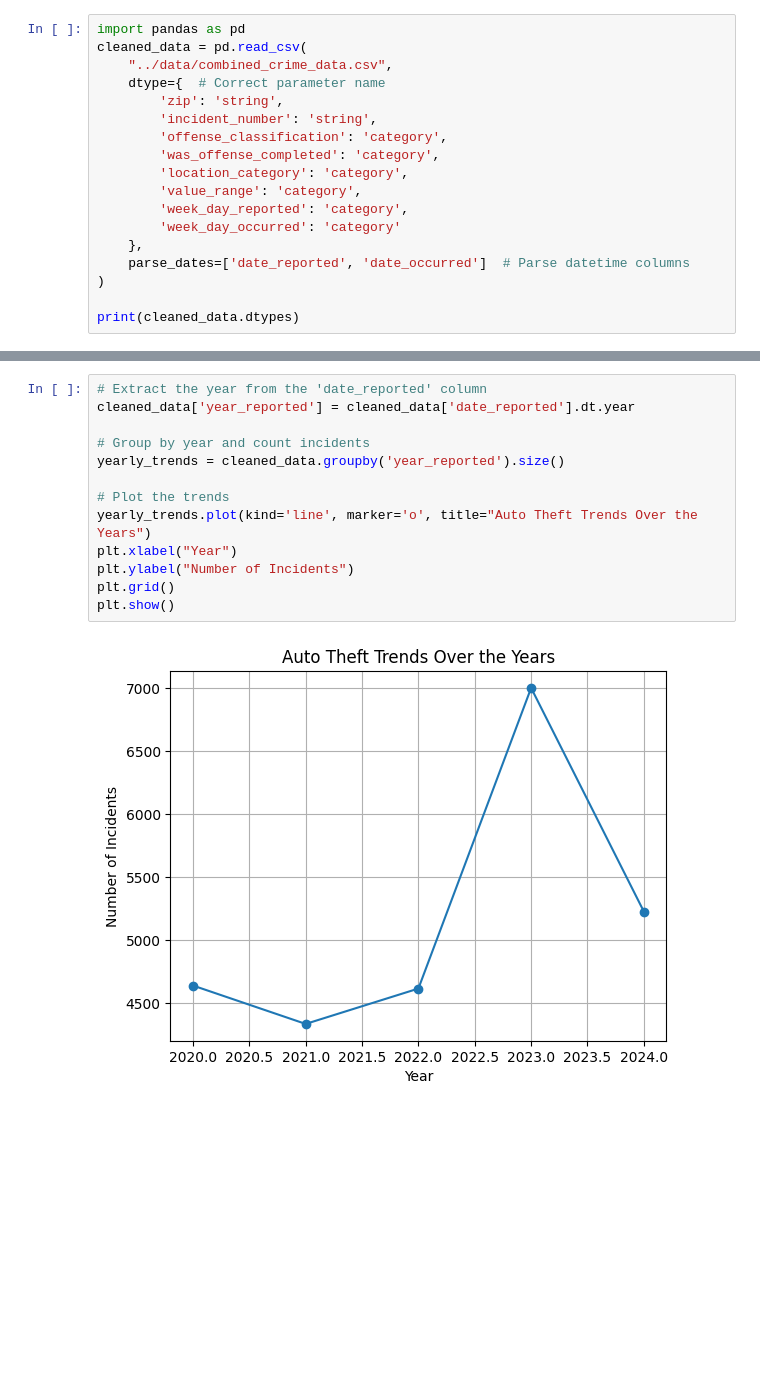
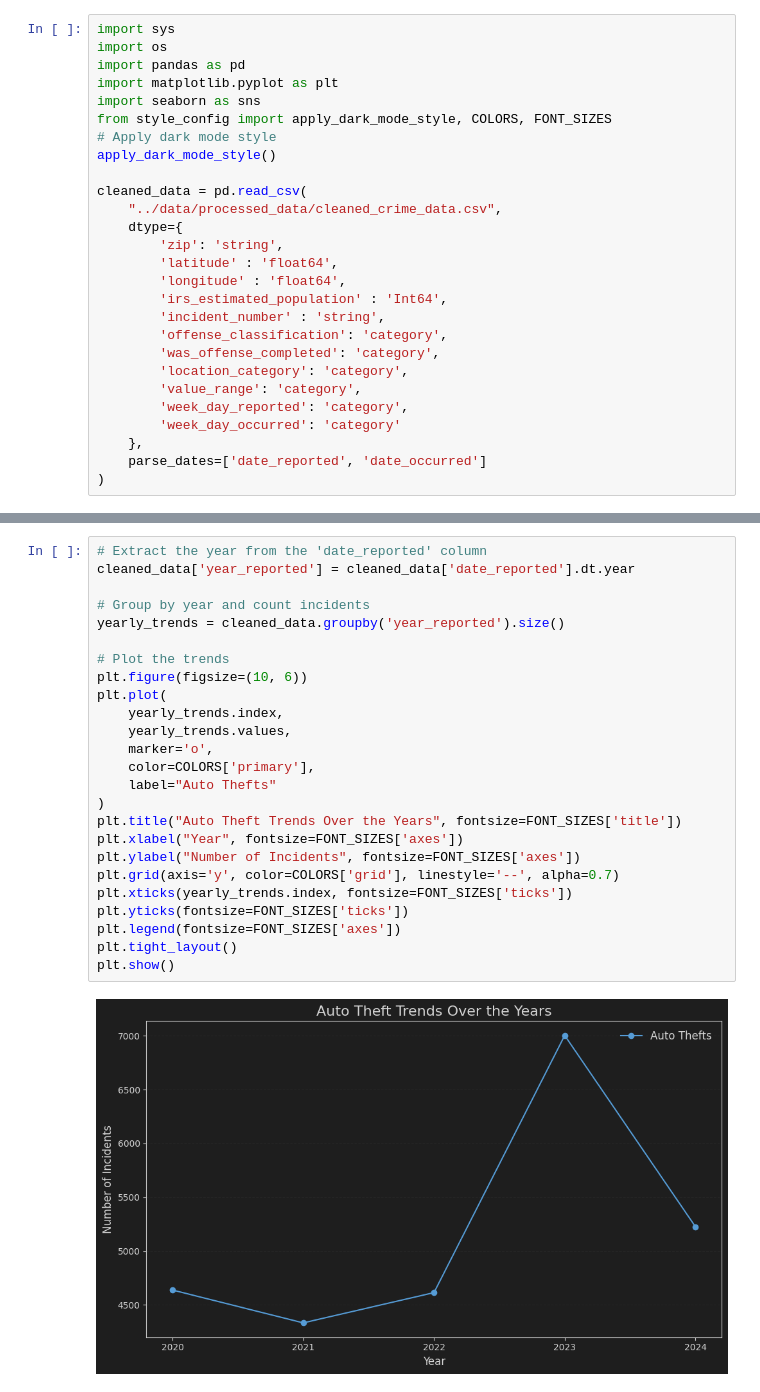
Before and after one commit to matthewlondon/Capstone, a Jupyter notebook: jupyter/exploration.ipynb, the cells around one changed output, grey strips where cells are left out. Cells and saved outputs as stored; diff of their text form; blank space fills up the shorter version.

```diff
--- a/jupyter/exploration.ipynb
+++ b/jupyter/exploration.ipynb
@@ -7,10 +18,21 @@ sys.path.append(os.path.abspath("../src"))
 # %%
+import sys
+import os
 import pandas as pd
+import matplotlib.pyplot as plt
+import seaborn as sns
+from style_config import apply_dark_mode_style, COLORS, FONT_SIZES
+# Apply dark mode style
+apply_dark_mode_style()
+
 cleaned_data = pd.read_csv(
-    "../data/combined_crime_data.csv",
-    dtype={  # Correct parameter name
+    "../data/processed_data/cleaned_crime_data.csv",
+    dtype={
         'zip': 'string',
-        'incident_number': 'string',
+        'latitude' : 'float64',
+        'longitude' : 'float64',
+        'irs_estimated_population' : 'Int64',
+        'incident_number' : 'string',
         'offense_classification': 'category',
         'was_offense_completed': 'category',
         'location_category': 'category',
@@ -18,7 +40,5 @@ cleaned_data = pd.read_csv(
         'week_day_reported': 'category',
         'week_day_occurred': 'category'
     },
-    parse_dates=['date_reported', 'date_occurred']  # Parse datetime columns
+    parse_dates=['date_reported', 'date_occurred']
 )
-
-print(cleaned_data.dtypes)
@@ -64,15 +73,27 @@ plt.show()
 # %%
 # Extract the year from the 'date_reported' column
 cleaned_data['year_reported'] = cleaned_data['date_reported'].dt.year
 
 # Group by year and count incidents
 yearly_trends = cleaned_data.groupby('year_reported').size()
 
 # Plot the trends
-yearly_trends.plot(kind='line', marker='o', title="Auto Theft Trends Over the Years")
-plt.xlabel("Year")
-plt.ylabel("Number of Incidents")
-plt.grid()
+plt.figure(figsize=(10, 6))
+plt.plot(
+    yearly_trends.index,
+    yearly_trends.values,
+    marker='o',
+    color=COLORS['primary'],
+    label="Auto Thefts"
+)
+plt.title("Auto Theft Trends Over the Years", fontsize=FONT_SIZES['title'])
+plt.xlabel("Year", fontsize=FONT_SIZES['axes'])
+plt.ylabel("Number of Incidents", fontsize=FONT_SIZES['axes'])
+plt.grid(axis='y', color=COLORS['grid'], linestyle='--', alpha=0.7)
+plt.xticks(yearly_trends.index, fontsize=FONT_SIZES['ticks'])
+plt.yticks(fontsize=FONT_SIZES['ticks'])
+plt.legend(fontsize=FONT_SIZES['axes'])
+plt.tight_layout()
 plt.show()
 # %% [output]
-[figure, old version]
+[figure, new version]
```
Also changed, not shown: parts of 18 cells of this notebook, 1 other file.
